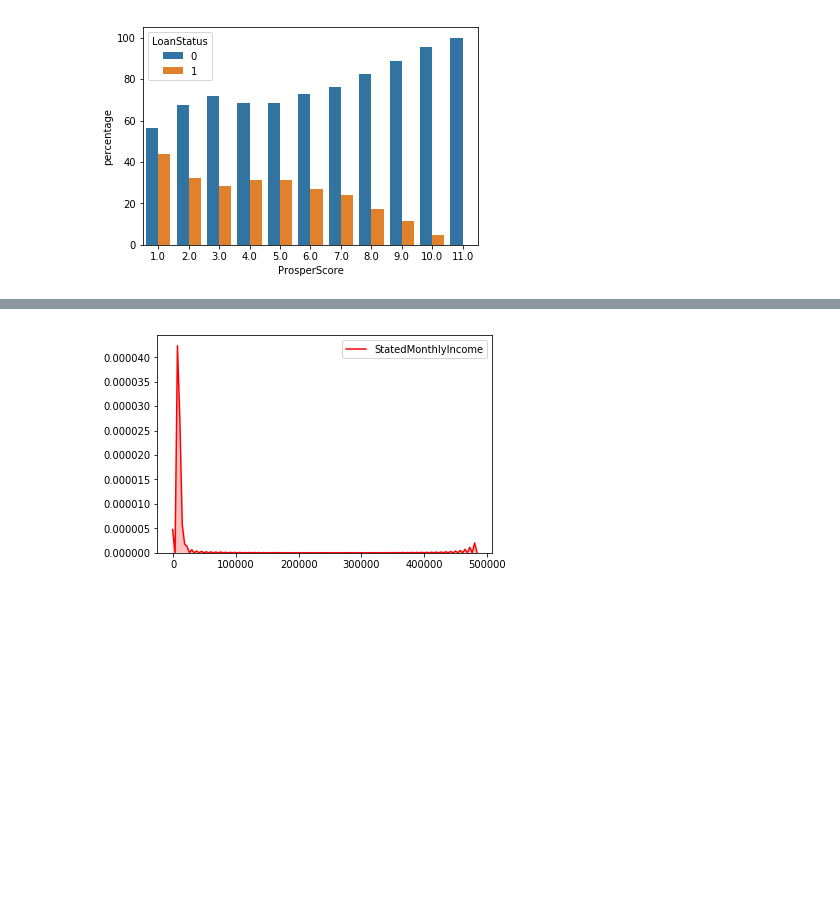
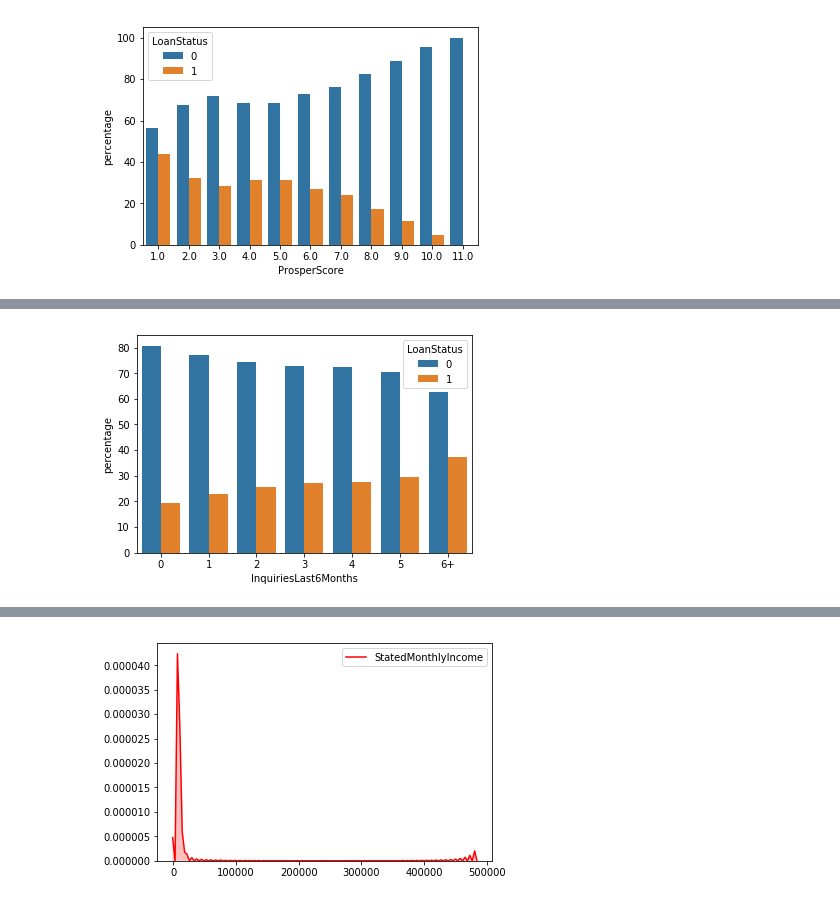
Before and after one commit to abhiksark/Udacity-DataAnalyst-Nanodegree, a Jupyter notebook: bank_loan/loan_dataset.ipynb, the cells around one changed output, grey strips where cells are left out. Saved outputs shown, nothing was run; the diff lists cells and outputs as text; code cells hidden in the pictures; blank space fills up the shorter version.

```diff
--- a/bank_loan/loan_dataset.ipynb
+++ b/bank_loan/loan_dataset.ipynb
@@ -267,0 +305,4 @@ value_counts_status(df_new,'ProsperScore');
+# %%
+value_counts_status(df_new,'InquiriesLast6Months');
+# %% [output]
+[figure, added]
```
Also changed, not shown: parts of 24 cells of this notebook.
